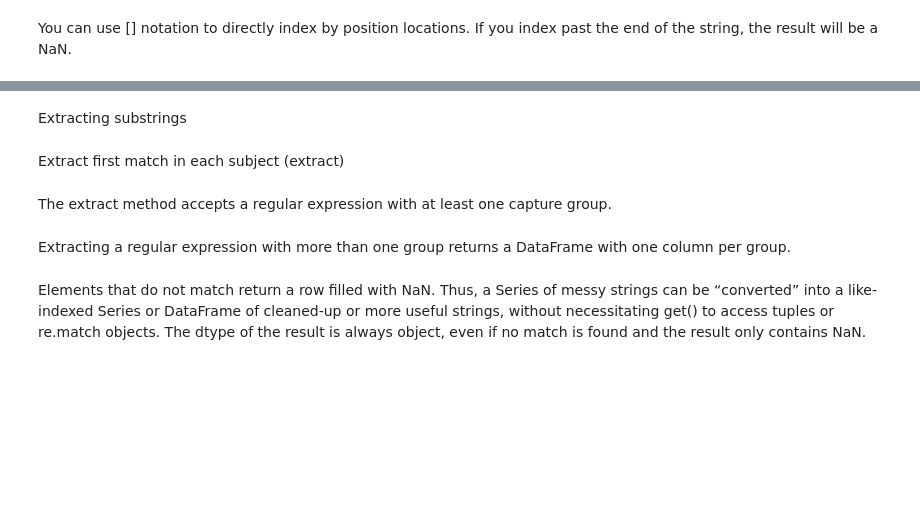
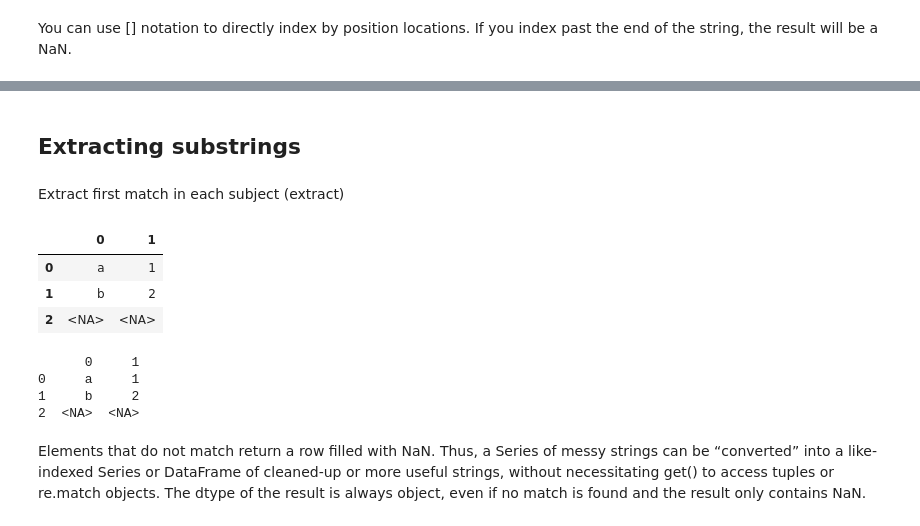
Before and after one commit to rapidsai-community/notebooks-contrib, a Jupyter notebook: getting_started_materials/intro_tutorials_and_guides/11_Introduction_to_Strings.ipynb, the cells around one changed output, grey strips where cells are left out. Saved outputs shown, nothing was run; the diff lists cells and outputs as text; code cells hidden in the pictures; blank space fills up the shorter version.

Commit message:
Updated Draft 11_Introduction_to_Strings.ipynb

```diff
--- a/getting_started_materials/intro_tutorials_and_guides/11_Introduction_to_Strings.ipynb
+++ b/getting_started_materials/intro_tutorials_and_guides/11_Introduction_to_Strings.ipynb
@@ -793,15 +686,22 @@ cudfSeries.str[1]
-# %% [markdown]
-Extracting substrings
+# %% [markdown]
+## Extracting substrings
 # %% [markdown]
 Extract first match in each subject (extract)
-# %% [markdown]
-The extract method accepts a regular expression with at least one capture group.
-# %% [markdown]
-Extracting a regular expression with more than one group returns a DataFrame with one column per group.
 # %%
-pd.Series(["a1", "b2", "c3"],dtype="string",).str.extract(r"([ab])(\d)", expand=False)
+pd.Series(["a1", "b2", "c3"],dtype="string",).str.extract(r"([ab])(\d)", )
+# %% [output]
+|  | 0 | 1 |
+| 0 | a | 1 |
+| 1 | b | 2 |
+| 2 | <NA> | <NA> |
 # %%
-cudf.Series(["a1", "b2", "c3"],dtype="str",).str.extract(r"([ab])(\d)", expand=False)
+cudfSeries = cudf.Series(['a1', 'b2', 'c3']).str.extract(r'([ab])(\d)')
+print(cudfSeries)
+# %% [output]
+      0     1
+0     a     1
+1     b     2
+2  <NA>  <NA>
 # %% [markdown]
 Elements that do not match return a row filled with NaN. Thus, a Series of messy strings can be “converted” into a like-indexed Series or DataFrame of cleaned-up or more useful strings, without necessitating get() to access tuples or re.match objects. The dtype of the result is always object, even if no match is found and the result only contains NaN.
 # %% [markdown]
```
Also changed, not shown: parts of 117 cells of this notebook.
